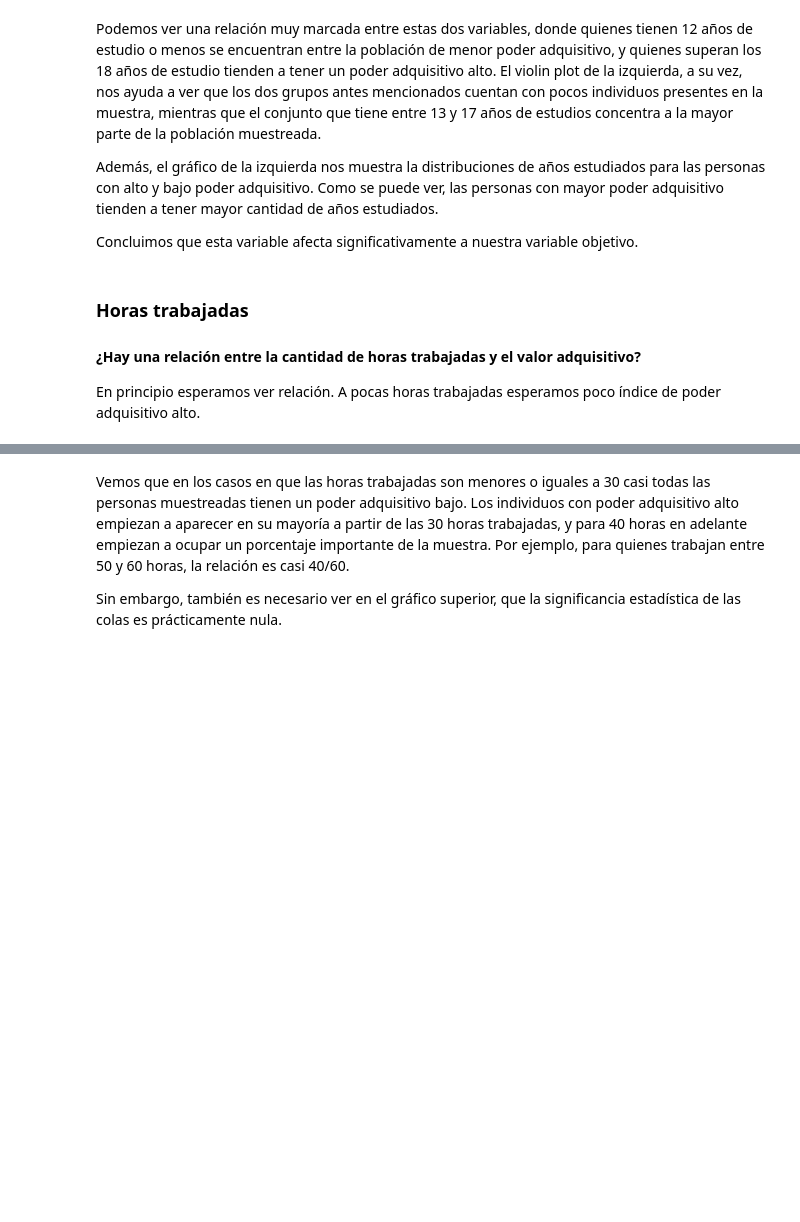
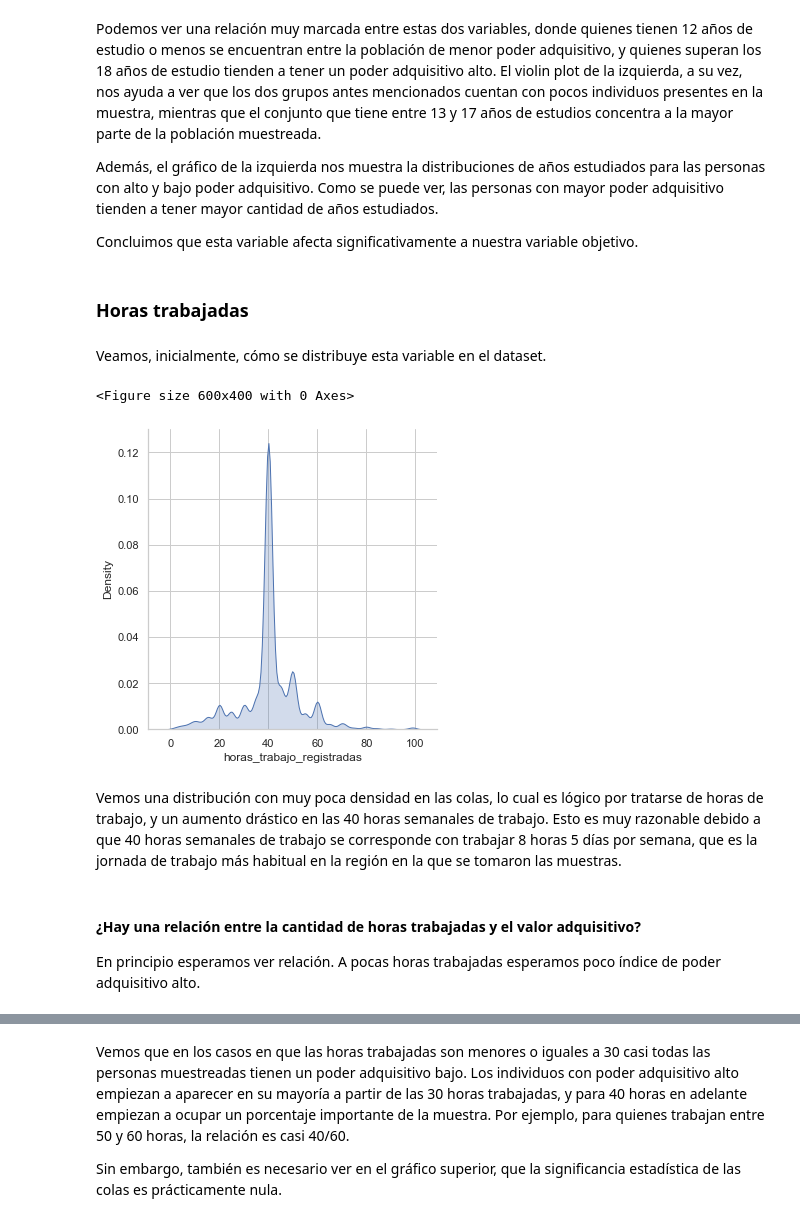
Before and after one commit to ncontinanza/tp-datos-1c2021-de-angelis-riva-continanza, a Jupyter notebook: Trabajo práctico N°1.ipynb, the cells around one changed output, grey strips where cells are left out. Saved outputs shown, nothing was run; the diff lists cells and outputs as text; code cells hidden in the pictures; blank space fills up the shorter version.

```diff
--- a/Trabajo práctico N°1.ipynb
+++ b/Trabajo práctico N°1.ipynb
@@ -530,9 +562,21 @@ Podemos ver una relación muy marcada entre estas dos variables, donde quienes t
 Además, el gráfico de la izquierda nos muestra la distribuciones de años estudiados para las personas con alto y bajo poder adquisitivo. Como se puede ver, las personas con mayor poder adquisitivo tienden a tener mayor cantidad de años estudiados.
 
 Concluimos que esta variable afecta significativamente a nuestra variable objetivo.
+# %% [markdown]
+### Horas trabajadas
+# %% [markdown]
+Veamos, inicialmente, cómo se distribuye esta variable en el dataset.
+# %%
+df_tmp = df[['horas_trabajo_registradas']].copy()
+plt.figure(dpi=100)
+sns.displot(df_tmp, x='horas_trabajo_registradas', kind="kde", fill=True)
+plt.show()
+# %% [output]
+<Figure size 600x400 with 0 Axes>
+[figure, added]
+# %% [markdown]
+Vemos una distribución con muy poca densidad en las colas, lo cual es lógico por tratarse de horas de trabajo, y un aumento drástico en las 40 horas semanales de trabajo. Esto es muy razonable debido a que 40 horas semanales de trabajo se corresponde con trabajar 8 horas 5 días por semana, que es la jornada de trabajo más habitual en la región en la que se tomaron las muestras.
 # %% [markdown]
-### Horas trabajadas
-
 #### ¿Hay una relación entre la cantidad de horas trabajadas y el valor adquisitivo?
 En principio esperamos ver relación. A pocas horas trabajadas esperamos poco índice de poder adquisitivo alto.
 # %%
```
Also changed, not shown: parts of 24 cells of this notebook.
